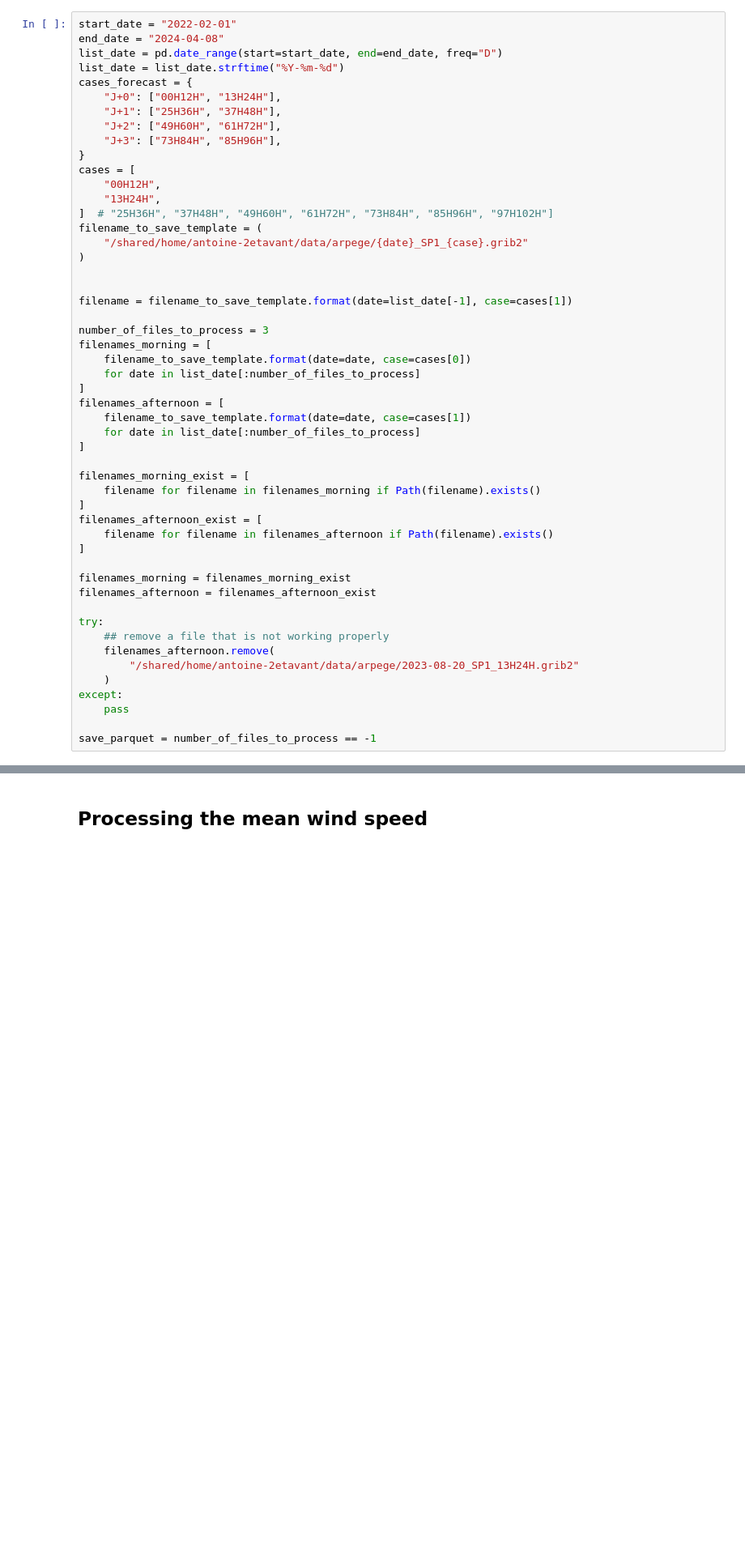
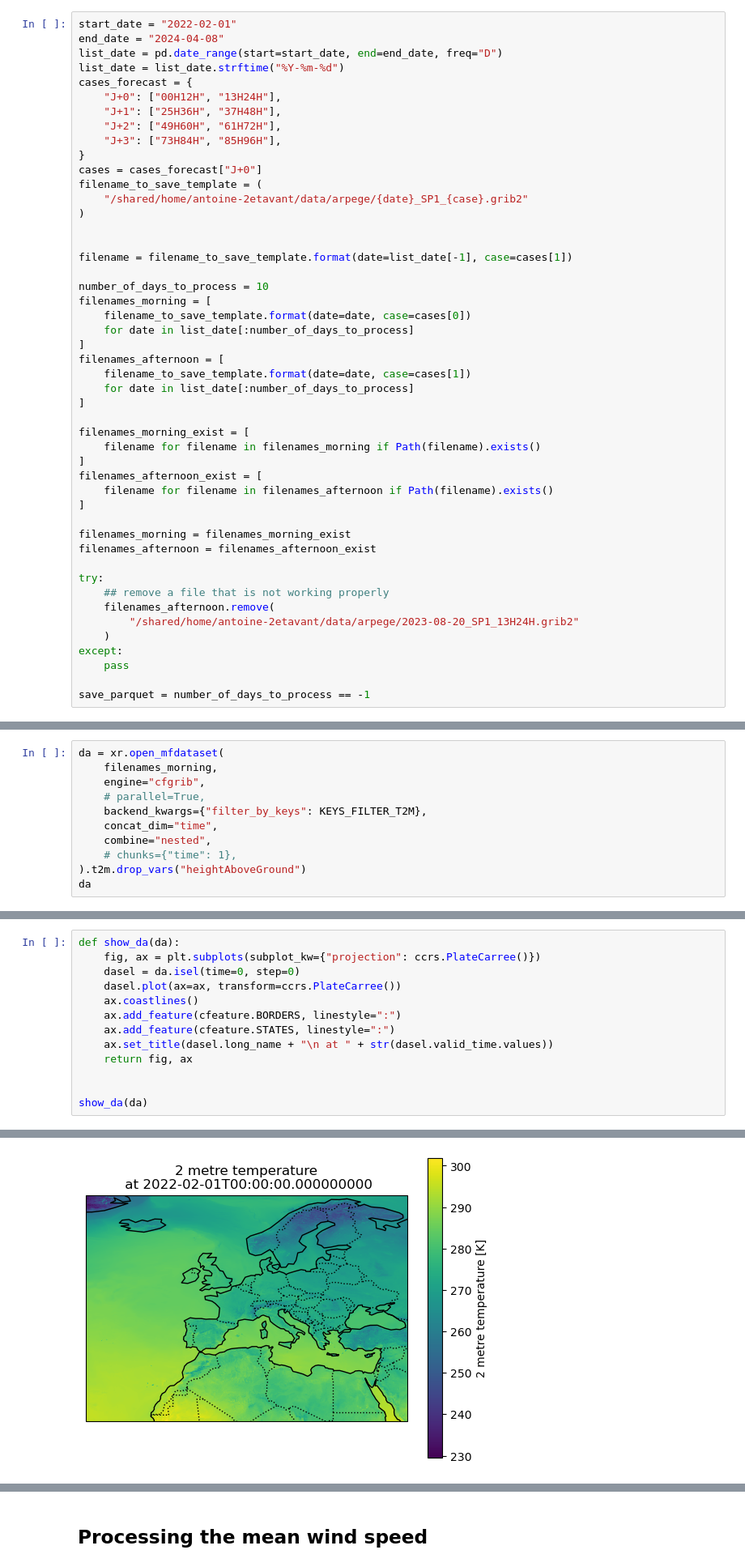
Before and after one commit to GreenForecast-Squad/energetic-stress-production, a Jupyter notebook: notebooks/weather/0_grib_to_xarray.ipynb, the cells around one changed output, grey strips where cells are left out. Shown at 81% size. Saved outputs shown, nothing was run; the diff lists cells and outputs as text; blank space fills up the shorter version.

```diff
--- a/notebooks/weather/0_grib_to_xarray.ipynb
+++ b/notebooks/weather/0_grib_to_xarray.ipynb
@@ -28,10 +42,7 @@ cases_forecast = {
     "J+2": ["49H60H", "61H72H"],
     "J+3": ["73H84H", "85H96H"],
 }
-cases = [
-    "00H12H",
-    "13H24H",
-]  # "25H36H", "37H48H", "49H60H", "61H72H", "73H84H", "85H96H", "97H102H"]
+cases = cases_forecast["J+0"]
 filename_to_save_template = (
     "/shared/home/antoine-2etavant/data/arpege/{date}_SP1_{case}.grib2"
 )
@@ -39,14 +50,14 @@ filename_to_save_template = (
 
 filename = filename_to_save_template.format(date=list_date[-1], case=cases[1])
 
-number_of_files_to_process = 3
+number_of_days_to_process = 10
 filenames_morning = [
     filename_to_save_template.format(date=date, case=cases[0])
-    for date in list_date[:number_of_files_to_process]
+    for date in list_date[:number_of_days_to_process]
 ]
 filenames_afternoon = [
     filename_to_save_template.format(date=date, case=cases[1])
-    for date in list_date[:number_of_files_to_process]
+    for date in list_date[:number_of_days_to_process]
 ]
 
 filenames_morning_exist = [
@@ -67,7 +78,7 @@ try:
 except:
     pass
 
-save_parquet = number_of_files_to_process == -1
+save_parquet = number_of_days_to_process == -1
 # %% [markdown]
 # Open a list a Grib files
 
@@ -92,3 +103,14 @@ KEYS_FILTER_T2M = {
     "level": 2,
     "cfVarName": "t2m",
 }
+# %%
+da = xr.open_mfdataset(
+    filenames_morning,
+    engine="cfgrib",
+    # parallel=True,
+    backend_kwargs={"filter_by_keys": KEYS_FILTER_T2M},
+    concat_dim="time",
+    combine="nested",
+    # chunks={"time": 1},
+).t2m.drop_vars("heightAboveGround")
+da
@@ -94,0 +164,14 @@ KEYS_FILTER_T2M = {
+# %%
+def show_da(da):
+    fig, ax = plt.subplots(subplot_kw={"projection": ccrs.PlateCarree()})
+    dasel = da.isel(time=0, step=0)
+    dasel.plot(ax=ax, transform=ccrs.PlateCarree())
+    ax.coastlines()
+    ax.add_feature(cfeature.BORDERS, linestyle=":")
+    ax.add_feature(cfeature.STATES, linestyle=":")
+    ax.set_title(dasel.long_name + "\n at " + str(dasel.valid_time.values))
+    return fig, ax
+
+
+show_da(da)
+# %% [output]
@@ -94,0 +182 @@ KEYS_FILTER_T2M = {
+[figure, added]
```
Also changed, not shown: parts of 99 cells of this notebook, 6 other files.
